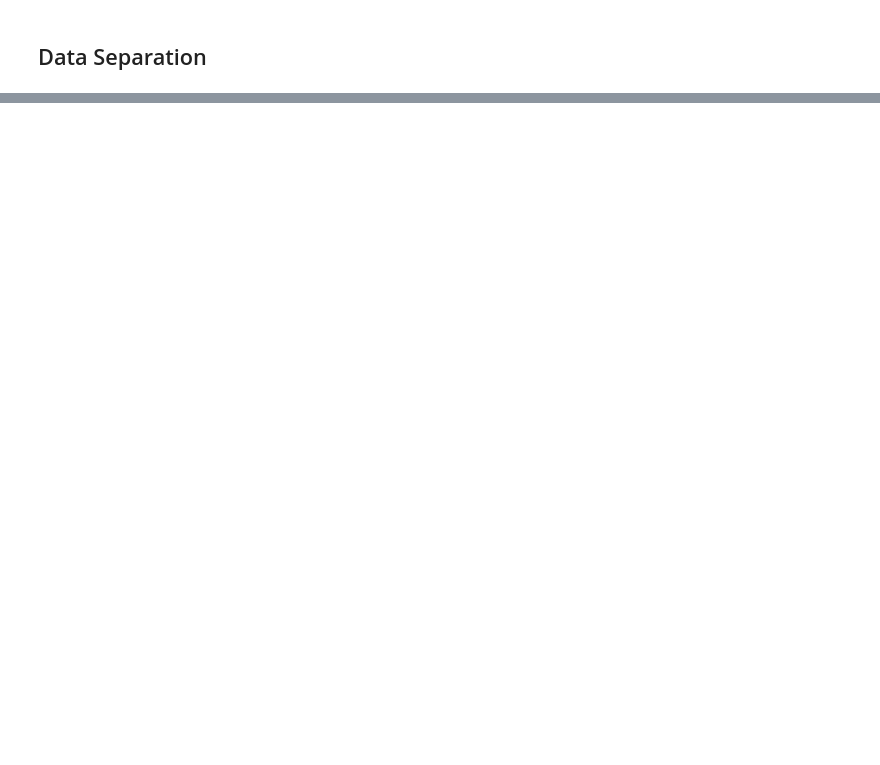
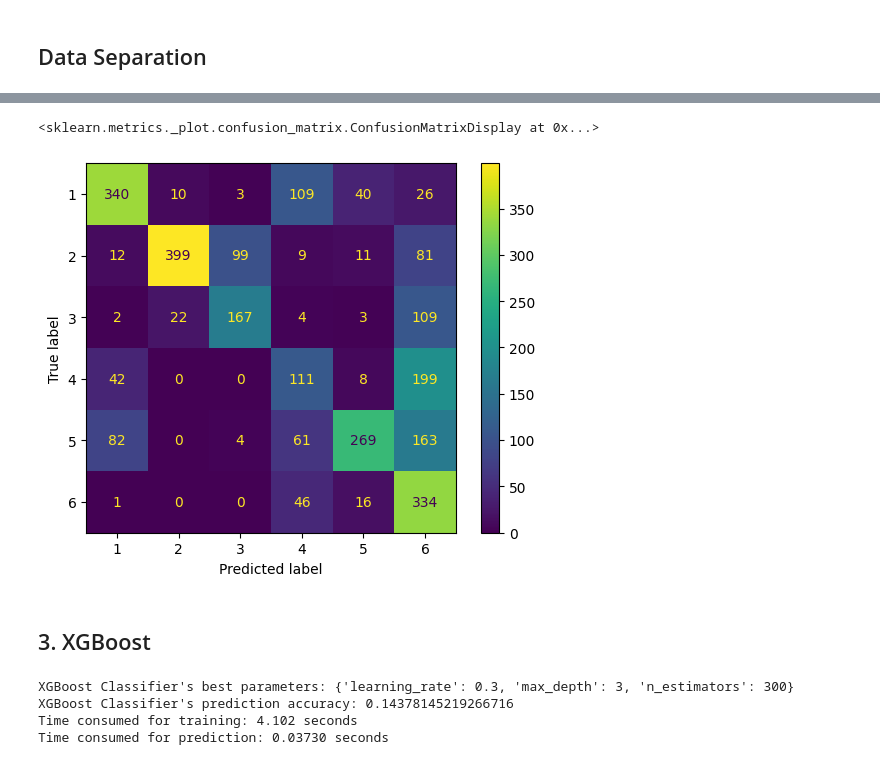
Before and after one commit to InasALKamachy/ML-for-calibration, a Jupyter notebook: notebooks/modelagem.ipynb, the cells around one changed output, grey strips where cells are left out. Drawn from its saved outputs; the diff is of its cells as text; code cells hidden in the pictures; blank space fills up the shorter version.

```diff
--- a/notebooks/modelagem.ipynb
+++ b/notebooks/modelagem.ipynb
@@ -494,0 +306,64 @@ weighted avg      0.995     0.995     0.995      3478
+# %%
+from sklearn.metrics import ConfusionMatrixDisplay
+ConfusionMatrixDisplay.from_estimator(gnb,X_test_scaled,y_test)
+# %% [output]
+<sklearn.metrics._plot.confusion_matrix.ConfusionMatrixDisplay at 0x...>
+[figure, added]
+# %% [markdown]
+## 3. XGBoost
+# %%
+from xgboost import XGBClassifier
+import time
+
+# Assuming y_train has values starting from 1 and ending at 6
+# Subtract 1 to adjust class labels to start from 0
+y_train_adjusted = y_train - 1
+
+# Define the XGBoost classifier
+xgb = XGBClassifier(objective='multi:softmax', num_class=6, eval_metric='mlogloss')
+
+# Parameter grid for GridSearchCV
+param_grid = {
+    'n_estimators': [100, 200, 300],
+    'learning_rate': [0.01, 0.1, 0.3],  # Adjusted learning rates
+    'max_depth': [3, 5, 7],
+}
+
+# Perform Grid Search CV with 10 folds
+grid_search = GridSearchCV(xgb, param_grid, cv=10, scoring='accuracy')
+
+# Fit the grid search on scaled data
+grid_search.fit(X_train_scaled, y_train_adjusted)
+
+# Get best parameters and best score
+best_params_xgb = grid_search.best_params_
+best_score_xgb = grid_search.best_score_
+
+# Train with best parameters
+best_xgb = XGBClassifier(objective='multi:softmax', num_class=6, eval_metric='mlogloss', **best_params_xgb)
+
+training_start = time.perf_counter()
+best_xgb.fit(X_train_scaled, y_train_adjusted)
+training_end = time.perf_counter()
+
+# Obtain predictions on the test set
+prediction_start = time.perf_counter()
+preds_xgb = best_xgb.predict(X_test_scaled)
+prediction_end = time.perf_counter()
+
+# Evaluate accuracy on the test set
+acc_xgb = (preds_xgb == y_test).sum().astype(float) / len(preds_xgb)*100
+xgb_train_time = training_end - training_start
+xgb_prediction_time = prediction_end - prediction_start
+
+
+# Print results
+print("XGBoost Classifier's best parameters:", best_params_xgb)
+print("XGBoost Classifier's prediction accuracy:", acc_xgb)
+print("Time consumed for training: %4.3f seconds" % (xgb_train_time))
+print("Time consumed for prediction: %6.5f seconds" % (xgb_prediction_time))
+# %% [output]
+XGBoost Classifier's best parameters: {'learning_rate': 0.3, 'max_depth': 3, 'n_estimators': 300}
+XGBoost Classifier's prediction accuracy: 0.14378145219266716
+Time consumed for training: 4.102 seconds
+Time consumed for prediction: 0.03730 seconds
```
Also changed, not shown: parts of 79 cells of this notebook, 2 other files.
